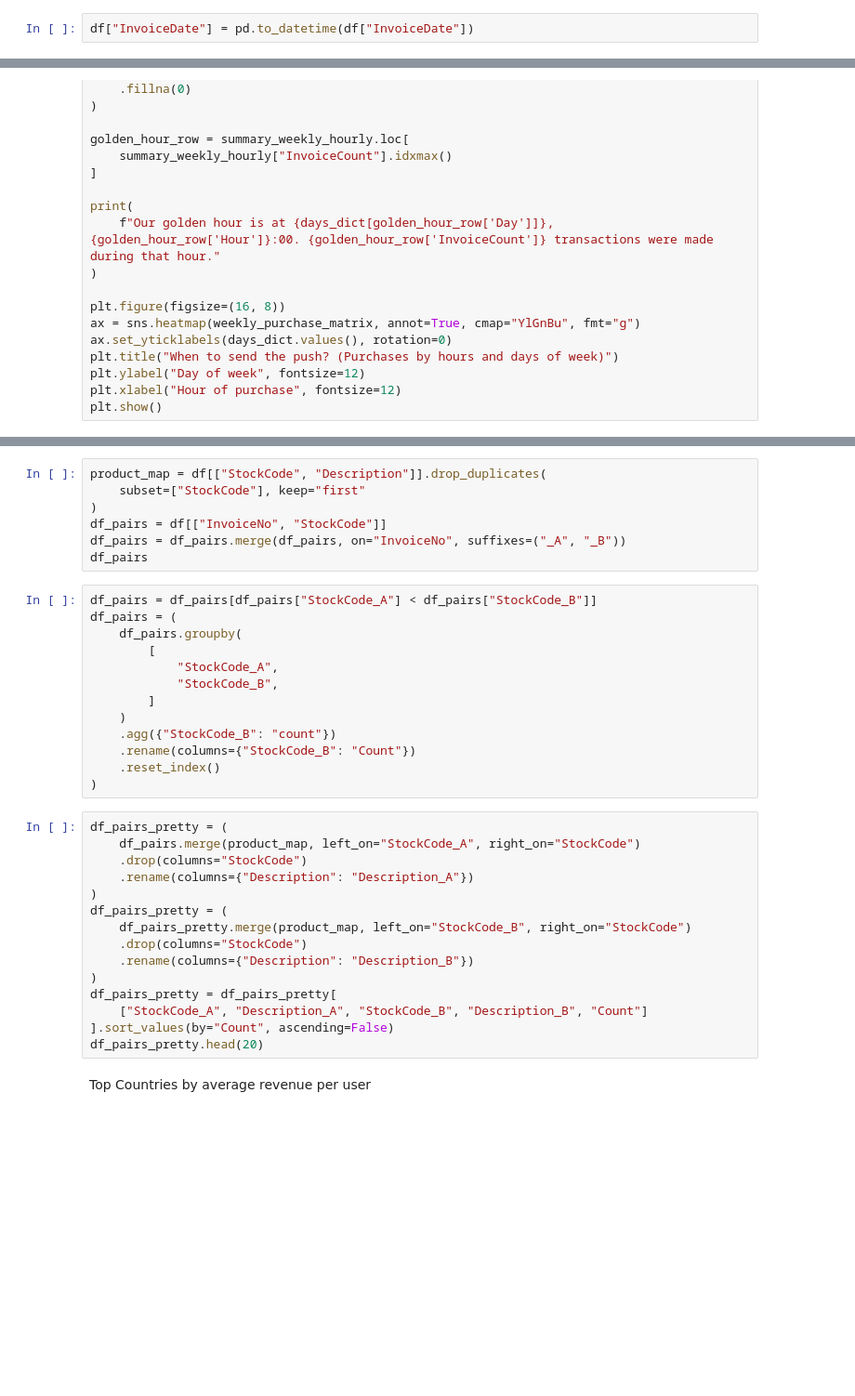
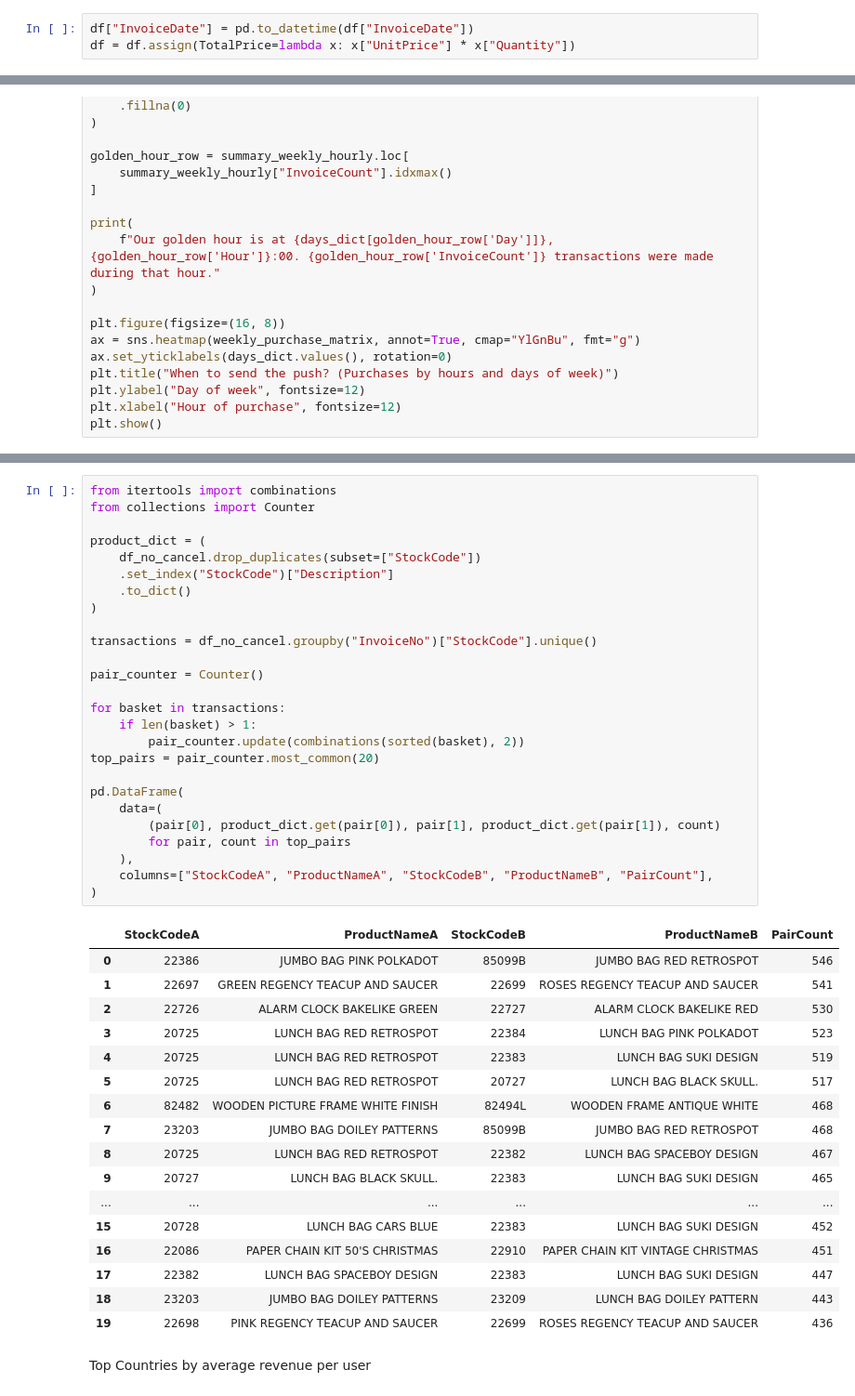
Before and after one commit to i-slusarczyk/online-retail-analysis, a Jupyter notebook: online_retail_analysis.ipynb, the cells around one changed output, grey strips where cells are left out. Shown at 93% size. Saved outputs shown, nothing was run; the diff lists cells and outputs as text; blank space fills up the shorter version.

```diff
--- a/online_retail_analysis.ipynb
+++ b/online_retail_analysis.ipynb
@@ -60,6 +88,7 @@ To ensure absolute metric accuracy, we must branch our dataset based on the busi
 2. **Cohort Retention (Filtered Dataset):** For analyzing user loyalty, we create a separate `df_no_cancel` dataframe excluding cancellations. If we kept returns here, our grouping logic would register a product return in a subsequent month as a new "active shopping session," artificially inflating our retention rates.
 # %%
 df["InvoiceDate"] = pd.to_datetime(df["InvoiceDate"])
+df = df.assign(TotalPrice=lambda x: x["UnitPrice"] * x["Quantity"])
 # %%
 df_no_cancel = df.dropna(subset="CustomerID")
 
@@ -315,38 +424,47 @@ Products bought in pairs
-# %%
-product_map = df[["StockCode", "Description"]].drop_duplicates(
-    subset=["StockCode"], keep="first"
-)
-df_pairs = df[["InvoiceNo", "StockCode"]]
-df_pairs = df_pairs.merge(df_pairs, on="InvoiceNo", suffixes=("_A", "_B"))
-df_pairs
-# %%
-df_pairs = df_pairs[df_pairs["StockCode_A"] < df_pairs["StockCode_B"]]
-df_pairs = (
-    df_pairs.groupby(
-        [
-            "StockCode_A",
-            "StockCode_B",
-        ]
-    )
-    .agg({"StockCode_B": "count"})
-    .rename(columns={"StockCode_B": "Count"})
-    .reset_index()
-)
-# %%
-df_pairs_pretty = (
-    df_pairs.merge(product_map, left_on="StockCode_A", right_on="StockCode")
-    .drop(columns="StockCode")
-    .rename(columns={"Description": "Description_A"})
-)
-df_pairs_pretty = (
-    df_pairs_pretty.merge(product_map, left_on="StockCode_B", right_on="StockCode")
-    .drop(columns="StockCode")
-    .rename(columns={"Description": "Description_B"})
-)
-df_pairs_pretty = df_pairs_pretty[
-    ["StockCode_A", "Description_A", "StockCode_B", "Description_B", "Count"]
-].sort_values(by="Count", ascending=False)
-df_pairs_pretty.head(20)
+# %%
+from itertools import combinations
+from collections import Counter
+
+product_dict = (
+    df_no_cancel.drop_duplicates(subset=["StockCode"])
+    .set_index("StockCode")["Description"]
+    .to_dict()
+)
+
+transactions = df_no_cancel.groupby("InvoiceNo")["StockCode"].unique()
+
+pair_counter = Counter()
+
+for basket in transactions:
+    if len(basket) > 1:
+        pair_counter.update(combinations(sorted(basket), 2))
+top_pairs = pair_counter.most_common(20)
+
+pd.DataFrame(
+    data=(
+        (pair[0], product_dict.get(pair[0]), pair[1], product_dict.get(pair[1]), count)
+        for pair, count in top_pairs
+    ),
+    columns=["StockCodeA", "ProductNameA", "StockCodeB", "ProductNameB", "PairCount"],
+)
+# %% [output]
+|  | StockCodeA | ProductNameA | StockCodeB | ProductNameB | PairCount |
+| 0 | 22386 | JUMBO BAG PINK POLKADOT | 85099B | JUMBO BAG RED RETROSPOT | 546 |
+| 1 | 22697 | GREEN REGENCY TEACUP AND SAUCER | 22699 | ROSES REGENCY TEACUP AND SAUCER | 541 |
+| 2 | 22726 | ALARM CLOCK BAKELIKE GREEN | 22727 | ALARM CLOCK BAKELIKE RED | 530 |
+| 3 | 20725 | LUNCH BAG RED RETROSPOT | 22384 | LUNCH BAG PINK POLKADOT | 523 |
+| 4 | 20725 | LUNCH BAG RED RETROSPOT | 22383 | LUNCH BAG SUKI DESIGN | 519 |
+| 5 | 20725 | LUNCH BAG RED RETROSPOT | 20727 | LUNCH BAG BLACK SKULL. | 517 |
+| 6 | 82482 | WOODEN PICTURE FRAME WHITE FINISH | 82494L | WOODEN FRAME ANTIQUE WHITE | 468 |
+| 7 | 23203 | JUMBO BAG DOILEY PATTERNS | 85099B | JUMBO BAG RED RETROSPOT | 468 |
+| 8 | 20725 | LUNCH BAG RED RETROSPOT | 22382 | LUNCH BAG SPACEBOY DESIGN | 467 |
+| 9 | 20727 | LUNCH BAG BLACK SKULL. | 22383 | LUNCH BAG SUKI DESIGN | 465 |
+| ... | ... | ... | ... | ... | ... |
+| 15 | 20728 | LUNCH BAG CARS BLUE | 22383 | LUNCH BAG SUKI DESIGN | 452 |
+| 16 | 22086 | PAPER CHAIN KIT 50'S CHRISTMAS | 22910 | PAPER CHAIN KIT VINTAGE CHRISTMAS | 451 |
+| 17 | 22382 | LUNCH BAG SPACEBOY DESIGN | 22383 | LUNCH BAG SUKI DESIGN | 447 |
+| 18 | 23203 | JUMBO BAG DOILEY PATTERNS | 23209 | LUNCH BAG DOILEY PATTERN | 443 |
+| 19 | 22698 | PINK REGENCY TEACUP AND SAUCER | 22699 | ROSES REGENCY TEACUP AND SAUCER | 436 |
 # %% [markdown]
 Top Countries by average revenue per user
 # %%
```
Also changed, not shown: parts of 18 cells of this notebook.
